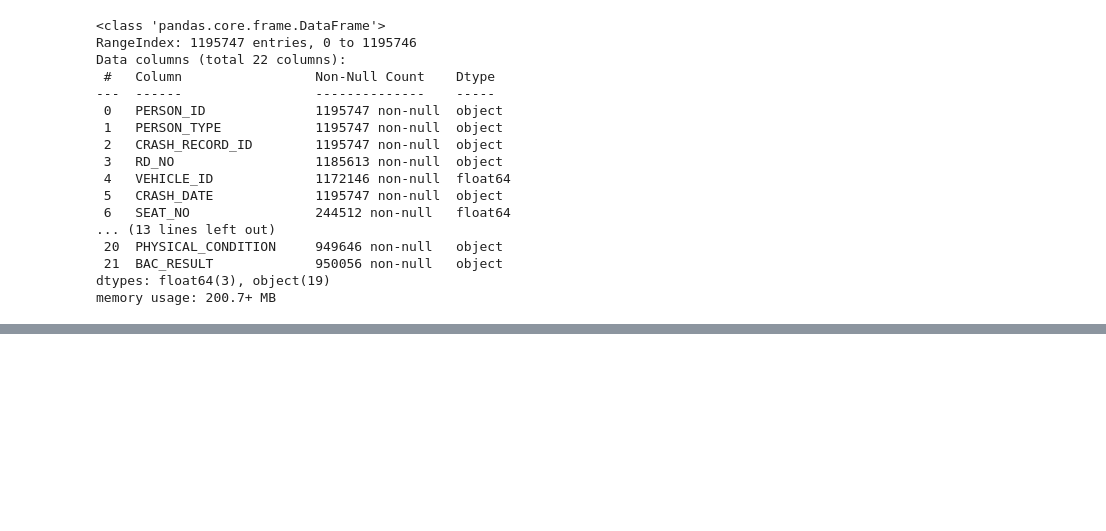
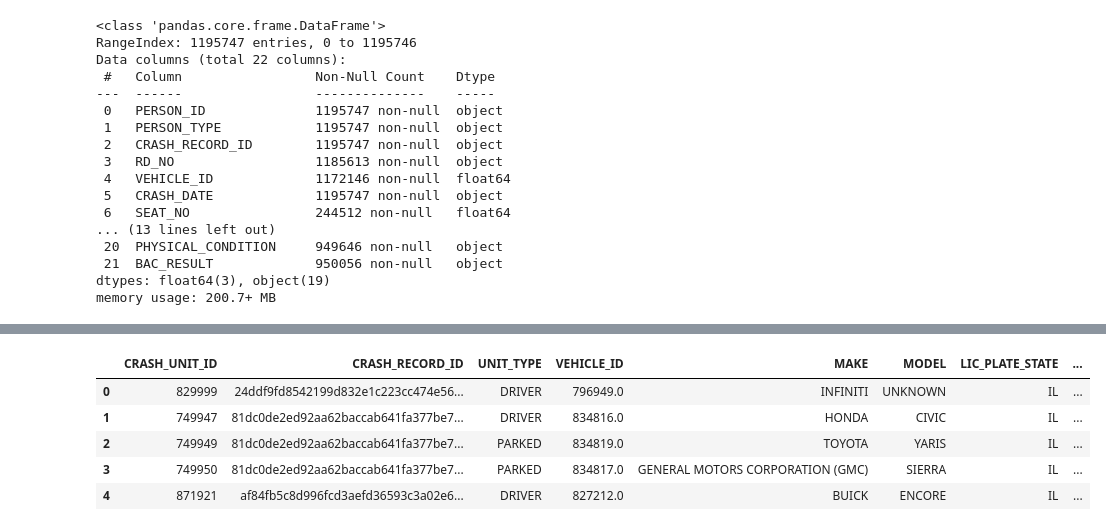
Before and after one commit to AngieKay/Chicago-Crashes, a Jupyter notebook: Meaghan_wn.ipynb, the cells around one changed output, grey strips where cells are left out. Drawn from its saved outputs; the diff is of its cells as text; code cells hidden in the pictures; blank space fills up the shorter version.

```diff
--- a/Meaghan_wn.ipynb
+++ b/Meaghan_wn.ipynb
@@ -288,0 +213,9 @@ people_mod.drop(['CRASH_DATE', 'CITY', 'ZIPCODE','RD_NO'], axis =1, inplace=True
+# %%
+vehicles_mod.head()
+# %% [output]
+|  | CRASH_UNIT_ID | CRASH_RECORD_ID | UNIT_TYPE | VEHICLE_ID | MAKE | MODEL | LIC_PLATE_STATE | ... |
+| 0 | 829999 | 24ddf9fd8542199d832e1c223cc474e56... | DRIVER | 796949.0 | INFINITI | UNKNOWN | IL | ... |
+| 1 | 749947 | 81dc0de2ed92aa62baccab641fa377be7... | DRIVER | 834816.0 | HONDA | CIVIC | IL | ... |
+| 2 | 749949 | 81dc0de2ed92aa62baccab641fa377be7... | PARKED | 834819.0 | TOYOTA | YARIS | IL | ... |
+| 3 | 749950 | 81dc0de2ed92aa62baccab641fa377be7... | PARKED | 834817.0 | GENERAL MOTORS CORPORATION (GMC) | SIERRA | IL | ... |
+| 4 | 871921 | af84fb5c8d996fcd3aefd36593c3a02e6... | DRIVER | 827212.0 | BUICK | ENCORE | IL | ... |
```
Also changed, not shown: parts of 32 cells of this notebook.
